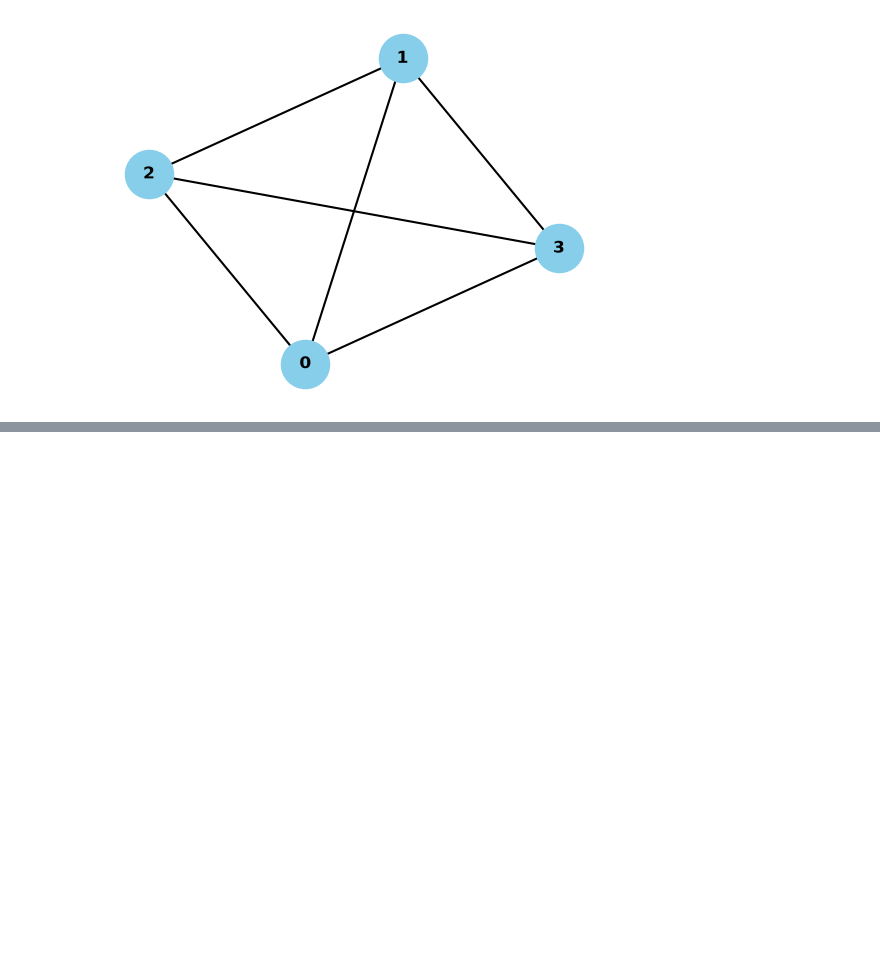
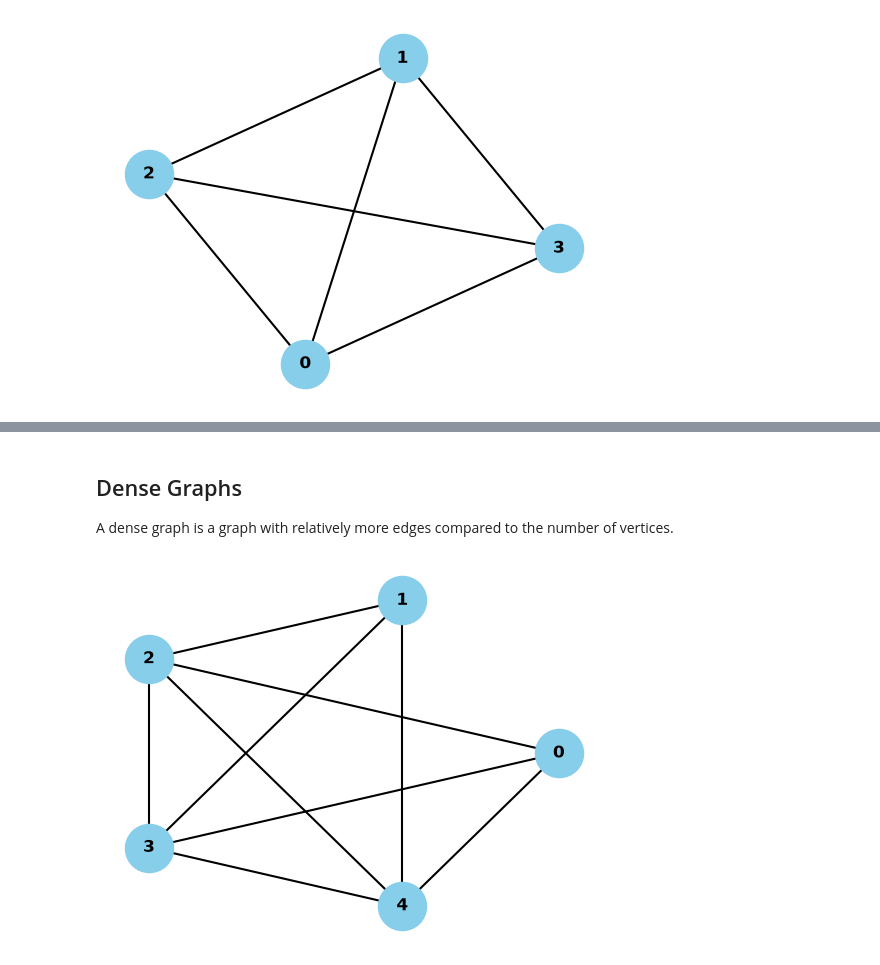
Before and after one commit to Jazzwal4980/hon498-discrete-structures-in-real-world-data, a Jupyter notebook: GROUP_REPORT_ONE/Part1_GettingToKnowGraphs_SecondHalf.ipynb, the cells around one changed output, grey strips where cells are left out. Cells and saved outputs as stored; diff of their text form; code cells hidden in the pictures; blank space fills up the shorter version.

```diff
--- a/GROUP_REPORT_ONE/Part1_GettingToKnowGraphs_SecondHalf.ipynb
+++ b/GROUP_REPORT_ONE/Part1_GettingToKnowGraphs_SecondHalf.ipynb
@@ -1384,0 +1478,20 @@ As previously mentioned, an Unweighted Graph is a graphw here each edge is treat
+# %% [markdown]
+## Dense Graphs
+A dense graph is a graph with relatively more edges compared to the number of vertices.
+# %%
+import matplotlib.pyplot as plt
+import networkx as nx
+
+# Create a dense graph: K_5 missing only 1 edge (5 vertices, 9 edges)
+G = nx.complete_graph(5)
+G.remove_edge(0, 1)
+
+pos = nx.circular_layout(G)
+
+nx.draw_networkx(
+    G, pos, node_color="#87CEEB", node_size=1200, font_weight="bold", width=1.5
+)
+plt.axis("off")
+plt.show()
+# %% [output]
+[figure, added]
```
Also changed, not shown: parts of 14 cells of this notebook.
